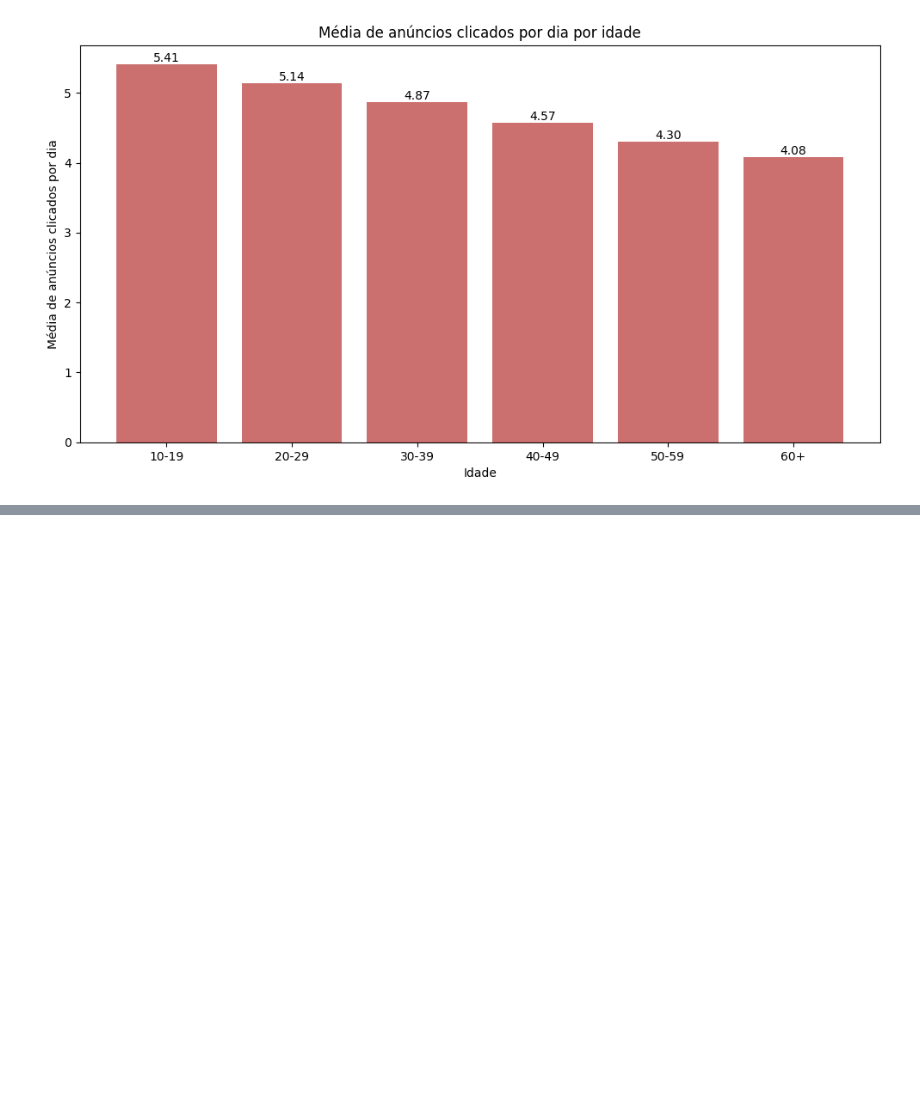
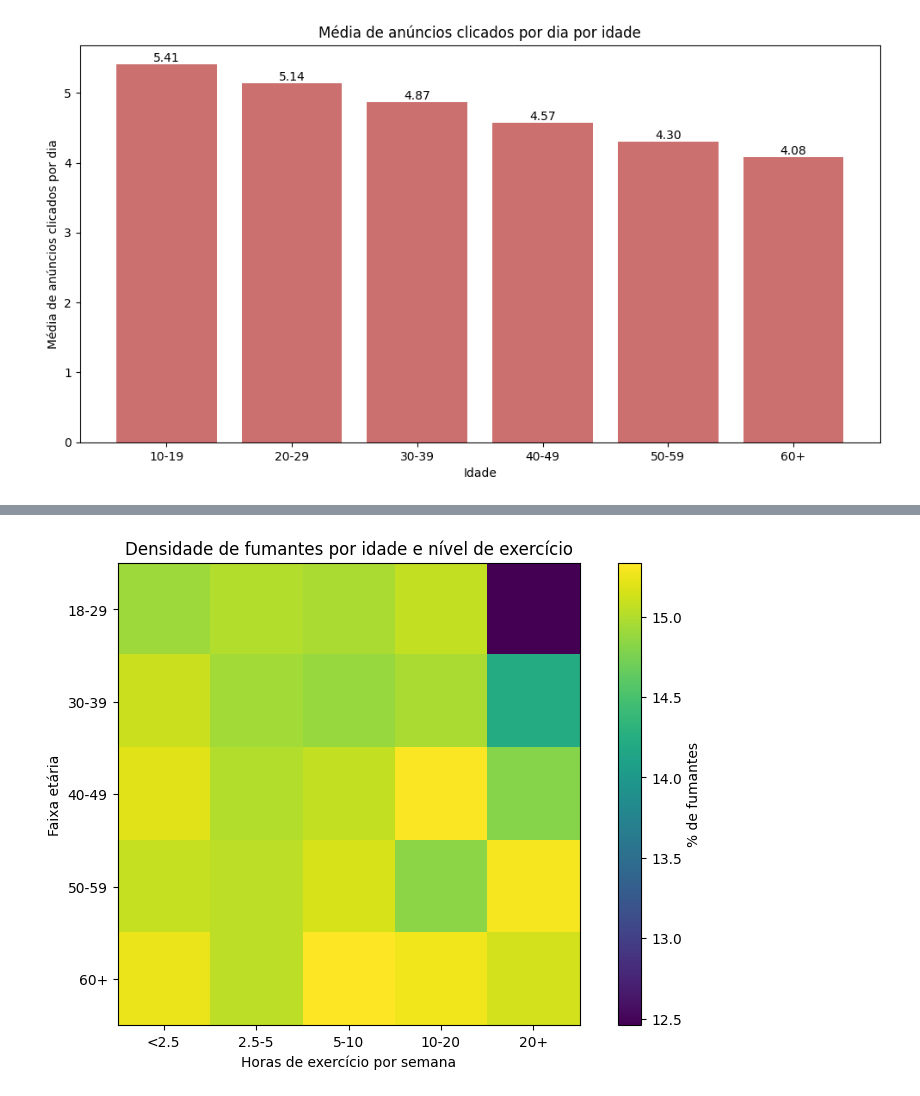
Before and after one commit to H3ytt0r62/SBD2-Social_Media_User_Analysis, a Jupyter notebook: Data layer/Raw/analytcs.ipynb, the cells around one changed output, grey strips where cells are left out. Cells and saved outputs as stored; diff of their text form; code cells hidden in the pictures; blank space fills up the shorter version.

```diff
--- a/Data layer/Raw/analytcs.ipynb
+++ b/Data layer/Raw/analytcs.ipynb
@@ -307,0 +312,39 @@ plt.show()
+# %%
+bins_ex = [0, 2.5, 5, 10, 20, 100]
+labels_ex = ['<2.5', '2.5-5', '5-10', '10-20', '20+']
+
+df_raw['faixa_exercicio'] = pd.cut(
+    df_raw['exercise_hours_per_week'],
+    bins=bins_ex,
+    labels=labels_ex,
+    right=False
+)
+
+bins_age = [18, 30, 40, 50, 60, 100]
+labels_age = ['18-29', '30-39', '40-49', '50-59', '60+']
+
+df_raw['faixa_idade'] = pd.cut(
+    df_raw['age'],
+    bins=bins_age,
+    labels=labels_age,
+    right=False
+)
+
+tabela = pd.crosstab(
+    df_raw['faixa_idade'],
+    df_raw['faixa_exercicio'],
+    values=(df_raw['smoking'].str.lower() == 'yes'),
+    aggfunc='mean'
+) * 100
+
+plt.figure(figsize=(10, 6))
+plt.imshow(tabela)
+plt.colorbar(label='% de fumantes')
+plt.xticks(range(len(tabela.columns)), tabela.columns)
+plt.yticks(range(len(tabela.index)), tabela.index)
+plt.title('Densidade de fumantes por idade e nível de exercício')
+plt.xlabel('Horas de exercício por semana')
+plt.ylabel('Faixa etária')
+plt.show()
+# %% [output]
+[figure, added]
```
Also changed, not shown: parts of 6 cells of this notebook.
